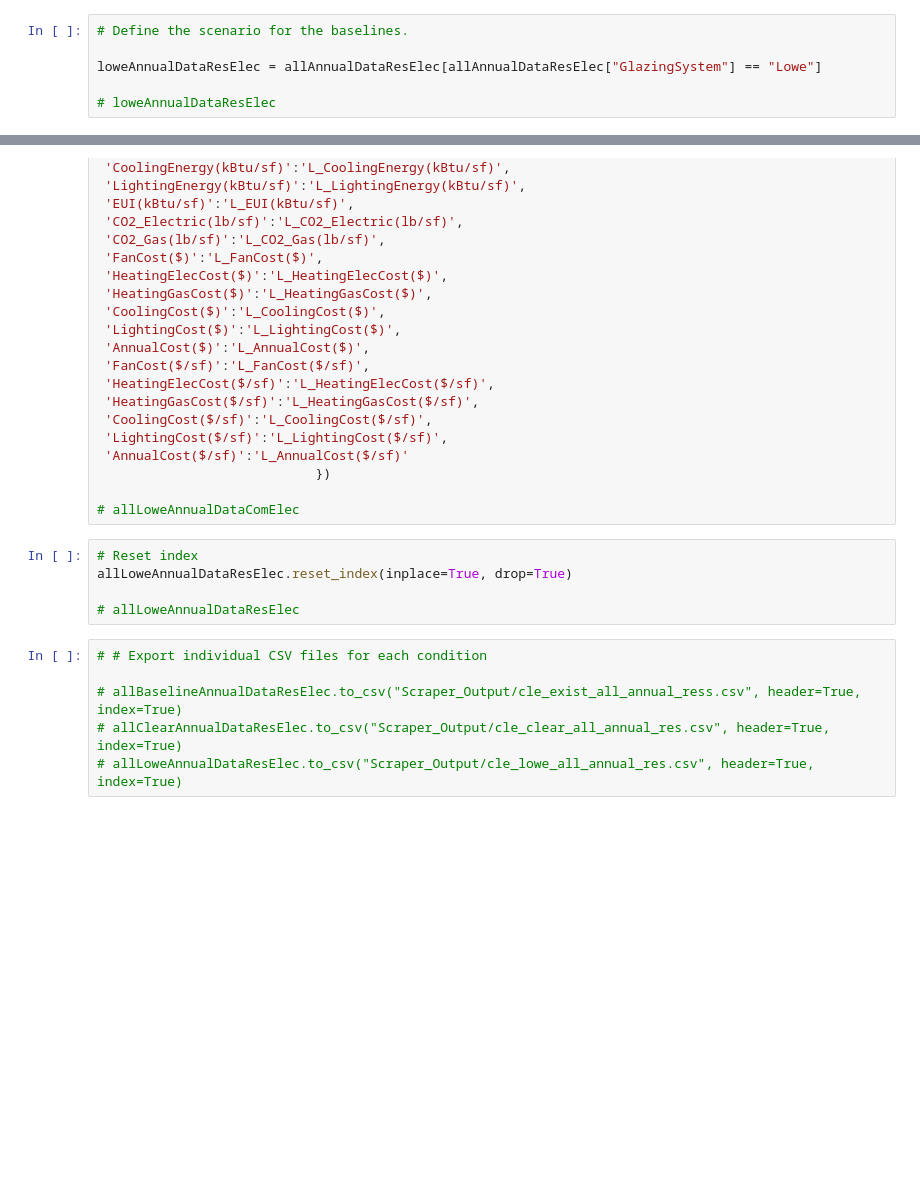
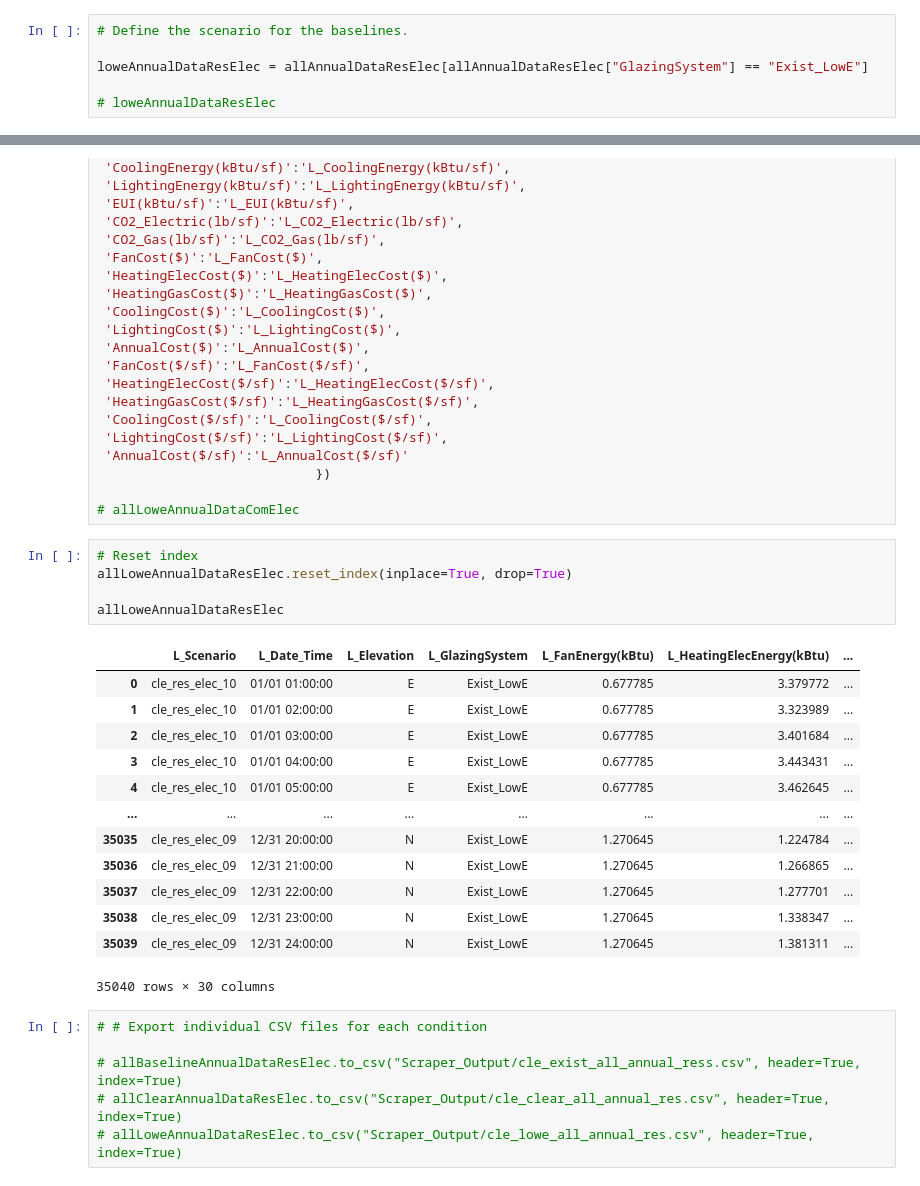
Before and after one commit to klharp/Eplus_Maine, a Jupyter notebook: CLE_Res_Scraper.ipynb, the cells around one changed output, grey strips where cells are left out. Drawn from its saved outputs; the diff is of its cells as text; blank space fills up the shorter version.

```diff
--- a/CLE_Res_Scraper.ipynb
+++ b/CLE_Res_Scraper.ipynb
@@ -392,7 +434,7 @@ allClearAnnualDataResElec.reset_index(inplace=True, drop=True)
 # %%
 # Define the scenario for the baselines.
 
-loweAnnualDataResElec = allAnnualDataResElec[allAnnualDataResElec["GlazingSystem"] == "Lowe"]
+loweAnnualDataResElec = allAnnualDataResElec[allAnnualDataResElec["GlazingSystem"] == "Exist_LowE"]
 
 # loweAnnualDataResElec
 # %%
@@ -434,8 +476,22 @@ allLoweAnnualDataResElec = loweAnnualDataResElec.rename(columns={'Scenario':'L_S
 # %%
 # Reset index
 allLoweAnnualDataResElec.reset_index(inplace=True, drop=True)
 
-# allLoweAnnualDataResElec
+allLoweAnnualDataResElec
+# %% [output]
+|  | L_Scenario | L_Date_Time | L_Elevation | L_GlazingSystem | L_FanEnergy(kBtu) | L_HeatingElecEnergy(kBtu) | ... |
+| 0 | cle_res_elec_10 | 01/01 01:00:00 | E | Exist_LowE | 0.677785 | 3.379772 | ... |
+| 1 | cle_res_elec_10 | 01/01 02:00:00 | E | Exist_LowE | 0.677785 | 3.323989 | ... |
+| 2 | cle_res_elec_10 | 01/01 03:00:00 | E | Exist_LowE | 0.677785 | 3.401684 | ... |
+| 3 | cle_res_elec_10 | 01/01 04:00:00 | E | Exist_LowE | 0.677785 | 3.443431 | ... |
+| 4 | cle_res_elec_10 | 01/01 05:00:00 | E | Exist_LowE | 0.677785 | 3.462645 | ... |
+| ... | ... | ... | ... | ... | ... | ... | ... |
+| 35035 | cle_res_elec_09 | 12/31 20:00:00 | N | Exist_LowE | 1.270645 | 1.224784 | ... |
+| 35036 | cle_res_elec_09 | 12/31 21:00:00 | N | Exist_LowE | 1.270645 | 1.266865 | ... |
+| 35037 | cle_res_elec_09 | 12/31 22:00:00 | N | Exist_LowE | 1.270645 | 1.277701 | ... |
+| 35038 | cle_res_elec_09 | 12/31 23:00:00 | N | Exist_LowE | 1.270645 | 1.338347 | ... |
+| 35039 | cle_res_elec_09 | 12/31 24:00:00 | N | Exist_LowE | 1.270645 | 1.381311 | ... |
+35040 rows × 30 columns
 # %%
 # # Export individual CSV files for each condition
 
```
Also changed, not shown: parts of 11 cells of this notebook, 6 other files.
